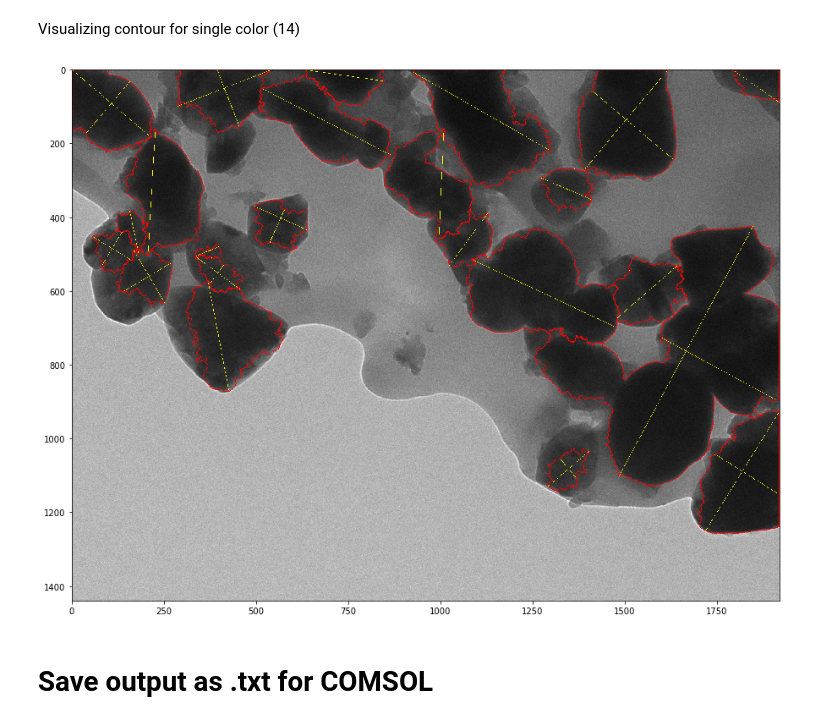
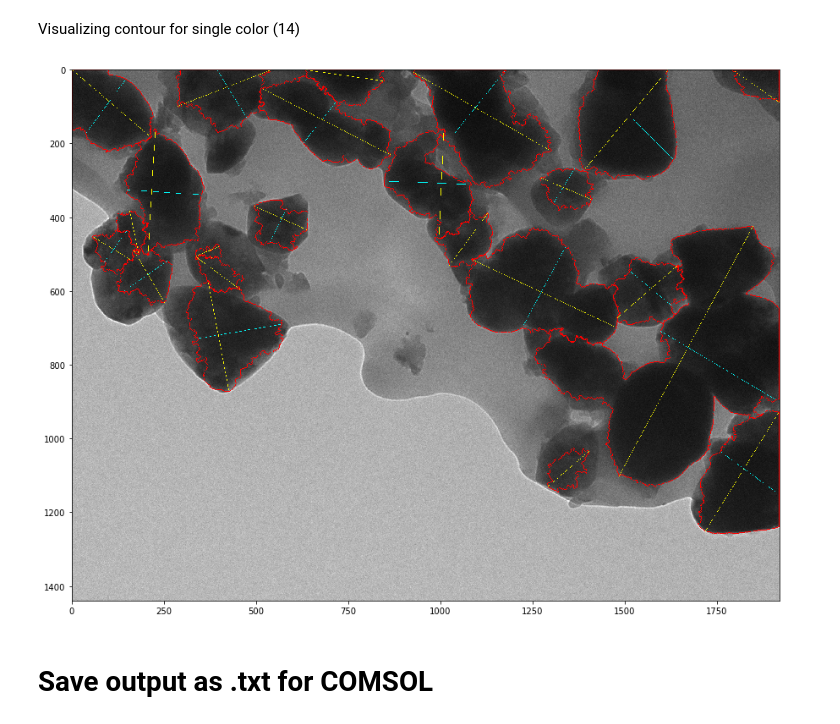
Before and after one commit to akshaytrikha/BTO-TEM-Processing, a Jupyter notebook: tem.ipynb, the cells around one changed output. Cells and saved outputs as stored; diff of their text form; code cells hidden in the pictures.

```diff
--- a/tem.ipynb
+++ b/tem.ipynb
@@ -445,13 +445,16 @@ for pair in longest_pairs:
     else:
         mid_y = y1 + int((y2-y1)/2)
 
+    # add centerpoints to particles dictionary
+    # TODO convert pixels to nm
+
     for pixel in current_pixels:
         dx = pixel[0] - mid_x
         dy = pixel[1] - mid_y
         if dx != 0:
             comp_slope = dy/dx
             score = np.abs(1 - comp_slope / orthogonal_slope)
-            if (score < 0.05):
+            if (score < 0.5):
                 if pixel not in short_pair:
                     short_pair += [pixel]
                     current_score += [score]
@@ -469,9 +472,9 @@ for i in range(len(short_pairs)):
         min_pixel_1 = short_pairs[i][min_index_1]
 
         # now loop through rest of pixels to find far away pixel with low score
-        min_distance = 10 # TODO: generalize for different particle sizes
+        min_distance = 100 # TODO: generalize for different particle sizes
         for j in range(len(short_pairs[i])):
-            distance = pixel_distance(min_pixel, short_pairs[i][j])
+            distance = pixel_distance(min_pixel_1, short_pairs[i][j])
             if distance > min_distance:
                 min_pixel_2 = short_pairs[i][j]
 
@@ -484,18 +487,18 @@ for i in range(len(short_pairs)):
 # %%
 fig, axs = plt.subplots(1, 1, figsize=(15,15))
 
 # copy input image
 midpoint_test = color_image.copy()
 
 for short_pair in min_pixel_pairs:
 #     print(short_pair[1])
-    cv.line(color_copy_3, short_pair[0], short_pair[1], [255,255,0])
+    cv.line(color_copy_3, short_pair[0], short_pair[1], [0,255,255])
 
 axs.imshow(color_copy_3)
 
-plt.savefig("perpendicular_chords.png", dpi=500)
+plt.savefig("perpendicular_chords_0.5.png", dpi=500)
 # %% [output]
-[figure, old version]
+[figure, new version]
 # %% [markdown]
 # Save output as .txt for COMSOL
 # %%
```
Also changed, not shown: 3 other files.
